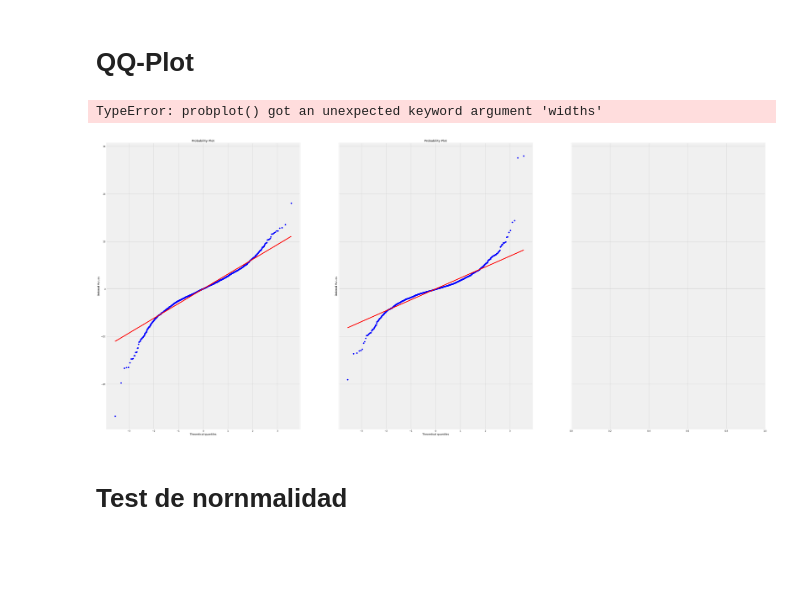
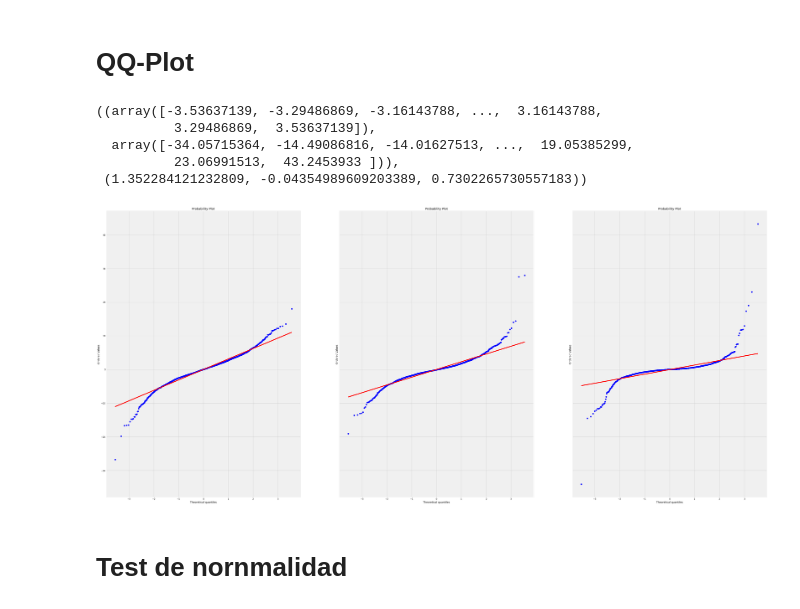
Before and after one commit to Cesuuur/energy-market-analysis, a Jupyter notebook: CompoundReturnAnalisys.ipynb, the cells around one changed output. Saved outputs shown, nothing was run; the diff lists cells and outputs as text; code cells hidden in the pictures; blank space fills up the shorter version.

```diff
--- a/CompoundReturnAnalisys.ipynb
+++ b/CompoundReturnAnalisys.ipynb
@@ -370,21 +370,25 @@ ax[2,2].set_ylim([-30, 30])
 # %%
 from turtle import width
 
 
 fig, ax = plt.subplots(figsize = (50, 25), nrows=1, ncols=3, sharey=True)
 
 ##################### GAS ###########################
 # QQ-PLOT
 stats.probplot(gas_return, dist="norm", plot=ax[0])
 ##################### PETROLEO ###########################
 # QQ-PLOT
 stats.probplot(petroleo_return, dist="norm", plot=ax[1])
 ##################### CARBON ###########################
 # QQ-PLOT
-stats.probplot(carbon_return, dist="norm", plot=ax[2], widths=0.5)
+stats.probplot(carbon_return, dist="norm", plot=ax[2])
 # %% [output]
-TypeError: probplot() got an unexpected keyword argument 'widths'
+((array([-3.53637139, -3.29486869, -3.16143788, ...,  3.16143788,
+          3.29486869,  3.53637139]),
+  array([-34.05715364, -14.49086816, -14.01627513, ...,  19.05385299,
+          23.06991513,  43.2453933 ])),
+ (1.352284121232809, -0.04354989609203389, 0.7302265730557183))
-[figure, old version]
+[figure, new version]
 # %% [markdown]
 # Test de nornmalidad
 # %%
```
Also changed, not shown: parts of 29 cells of this notebook.
